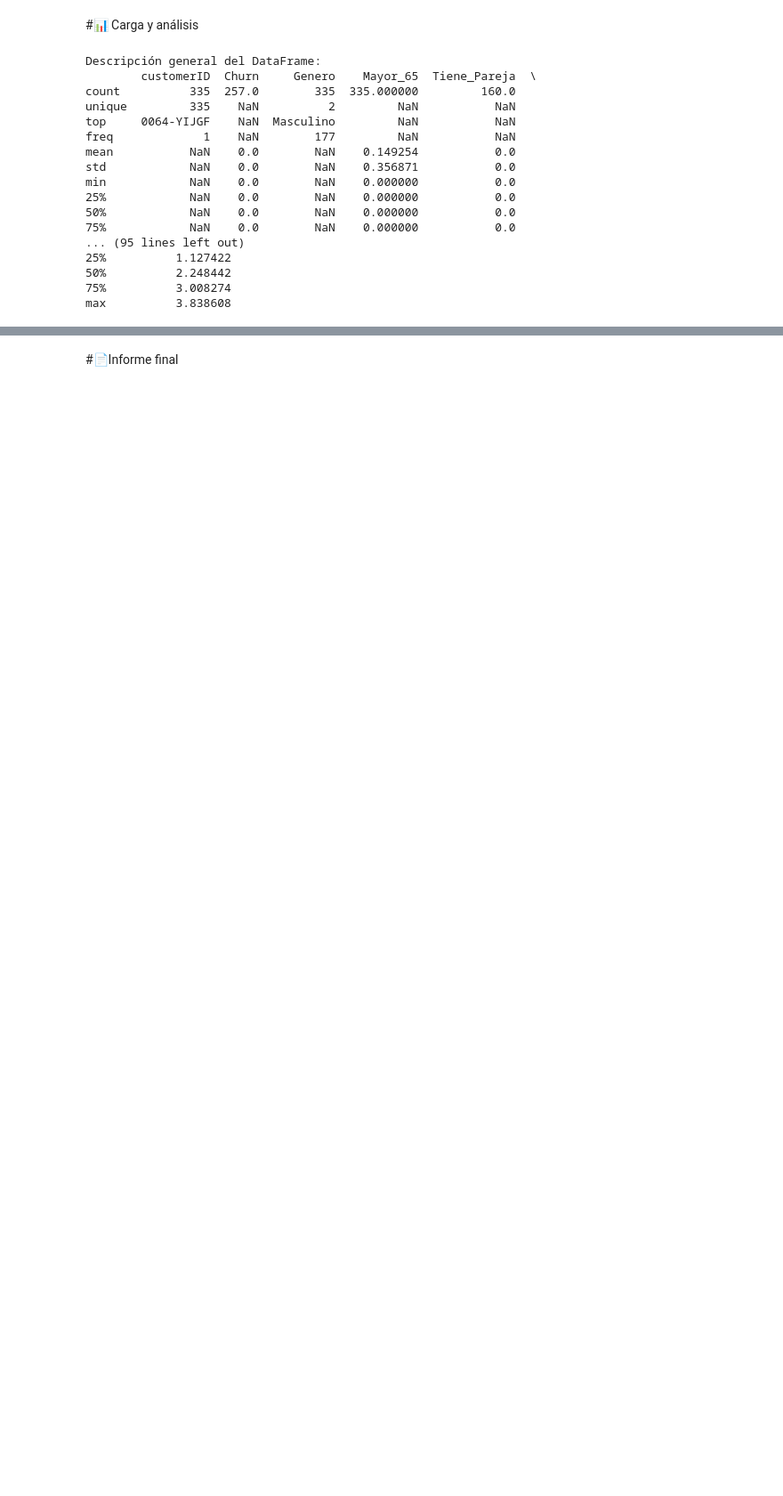
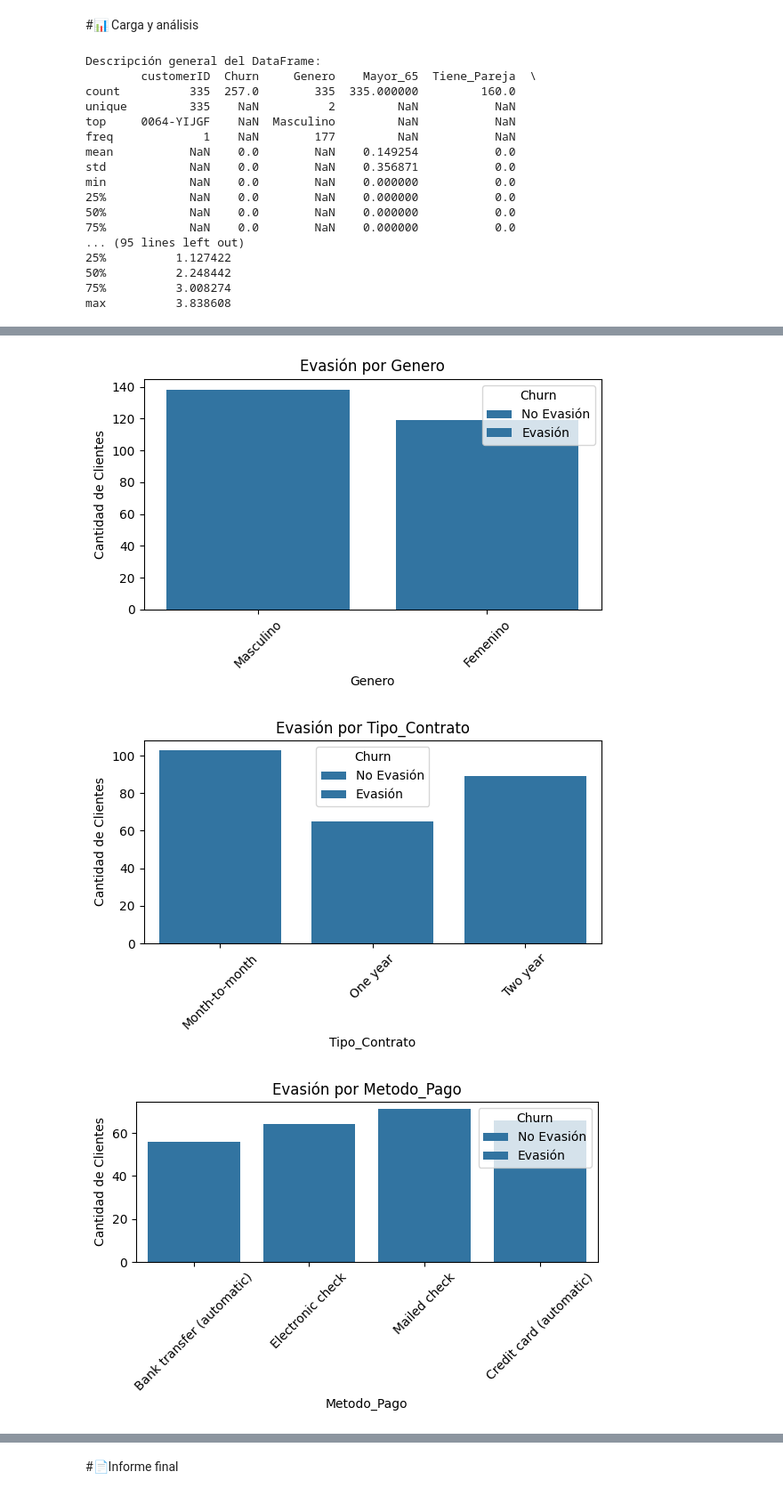
Before and after one commit to SaulRovelo/telecomx-churn-analysis, a Jupyter notebook: TelecomX_LATAM.ipynb, the cells around one changed output, grey strips where cells are left out. Shown at 89% size. Saved outputs shown, nothing was run; the diff lists cells and outputs as text; code cells hidden in the pictures; blank space fills up the shorter version.

```diff
--- a/TelecomX_LATAM.ipynb
+++ b/TelecomX_LATAM.ipynb
@@ -287,0 +327,25 @@ max          3.838608
+# %%
+import matplotlib.pyplot as plt
+import seaborn as sns
+
+# Lista de columnas categóricas a analizar (ajusta según tu dataset)
+columnas_categoricas = [
+    'Genero', 'Tipo_Contrato', 'Metodo_Pago', 'Servicio_Internet',
+    'Lineas_Multiples', 'Television_Streaming', 'Pelicula_Streaming'
+]
+
+# Crear un gráfico para cada variable categórica
+for columna in columnas_categoricas:
+    plt.figure(figsize=(6, 4))
+    sns.countplot(data=df, x=columna, hue='Churn')
+    plt.title(f'Evasión por {columna}')
+    plt.ylabel('Cantidad de Clientes')
+    plt.xlabel(columna)
+    plt.legend(title='Churn', labels=['No Evasión', 'Evasión'])
+    plt.xticks(rotation=45)
+    plt.tight_layout()
+    plt.show()
+# %% [output]
+[figure, added]
+[figure, added]
+[figure, added]
```
Also changed, not shown: parts of 2 cells of this notebook.
